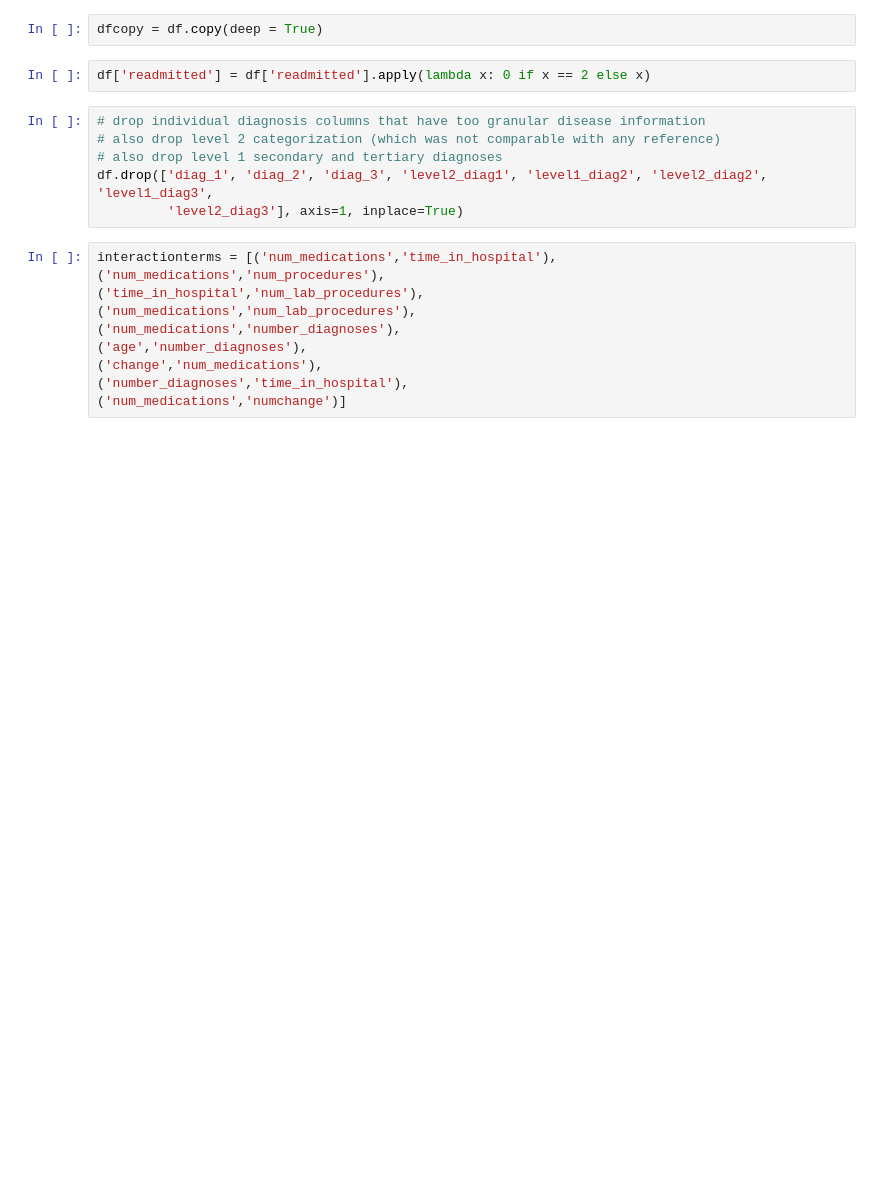
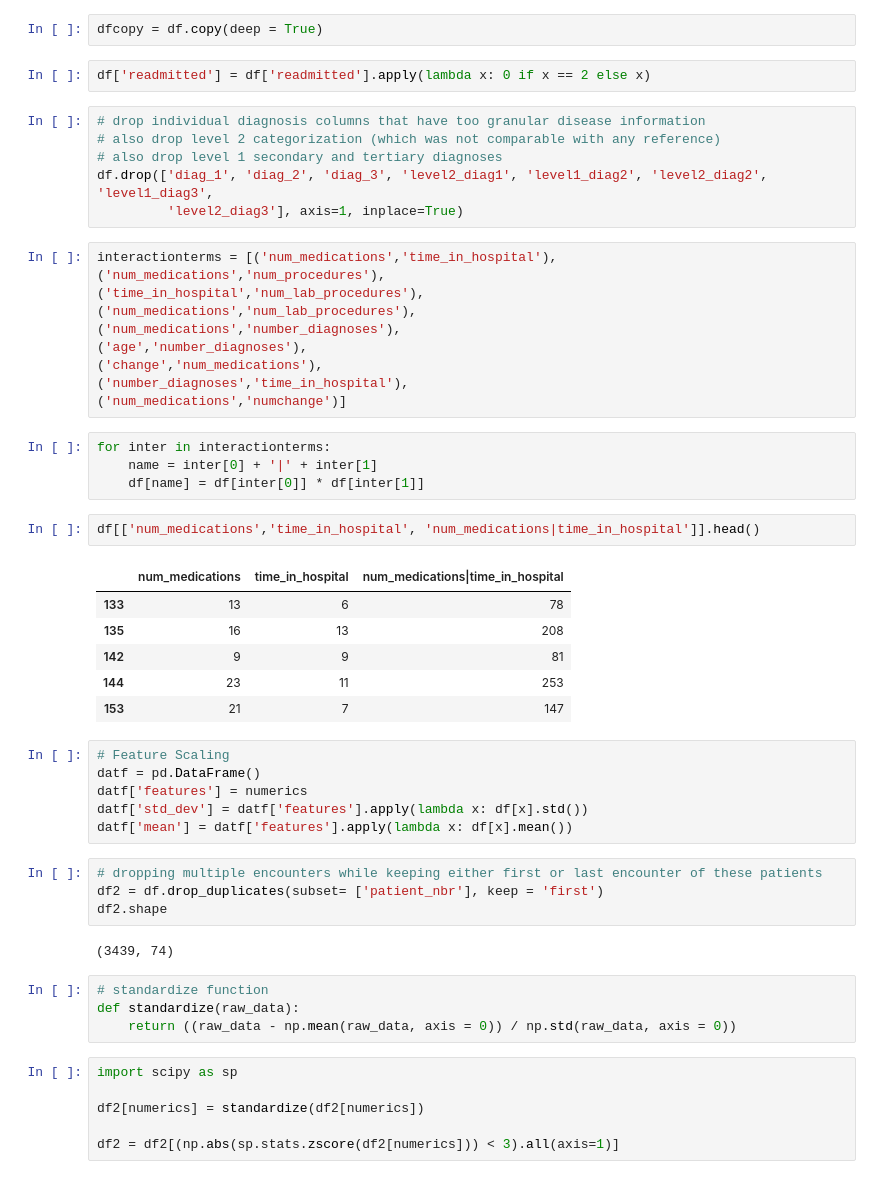
Before and after one commit to rahmanziaur/DTClassifierTest, a Jupyter notebook: ReadmissionTest.ipynb, the cells around one changed output. Cells and saved outputs as stored; diff of their text form; blank space fills up the shorter version.

```diff
--- a/ReadmissionTest.ipynb
+++ b/ReadmissionTest.ipynb
@@ -729,3 +729,38 @@ interactionterms = [('num_medications','time_in_hospital'),
 ('change','num_medications'),
 ('number_diagnoses','time_in_hospital'),
 ('num_medications','numchange')]
+# %%
+for inter in interactionterms:
+    name = inter[0] + '|' + inter[1]
+    df[name] = df[inter[0]] * df[inter[1]]
+# %%
+df[['num_medications','time_in_hospital', 'num_medications|time_in_hospital']].head()
+# %% [output]
+|  | num_medications | time_in_hospital | num_medications|time_in_hospital |
+| 133 | 13 | 6 | 78 |
+| 135 | 16 | 13 | 208 |
+| 142 | 9 | 9 | 81 |
+| 144 | 23 | 11 | 253 |
+| 153 | 21 | 7 | 147 |
+# %%
+# Feature Scaling
+datf = pd.DataFrame()
+datf['features'] = numerics
+datf['std_dev'] = datf['features'].apply(lambda x: df[x].std())
+datf['mean'] = datf['features'].apply(lambda x: df[x].mean())
+# %%
+# dropping multiple encounters while keeping either first or last encounter of these patients
+df2 = df.drop_duplicates(subset= ['patient_nbr'], keep = 'first')
+df2.shape
+# %% [output]
+(3439, 74)
+# %%
+# standardize function
+def standardize(raw_data):
+    return ((raw_data - np.mean(raw_data, axis = 0)) / np.std(raw_data, axis = 0))
+# %%
+import scipy as sp
+
+df2[numerics] = standardize(df2[numerics])
+
+df2 = df2[(np.abs(sp.stats.zscore(df2[numerics])) < 3).all(axis=1)]
```
Also changed, not shown: parts of 31 cells of this notebook.
